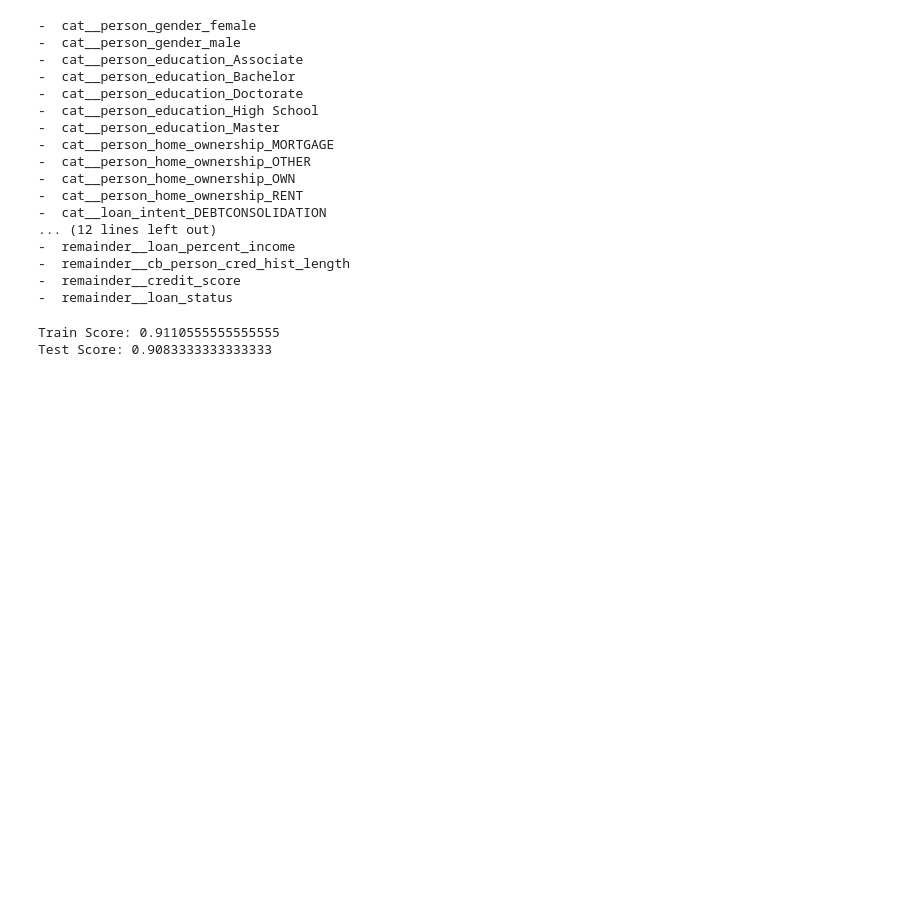
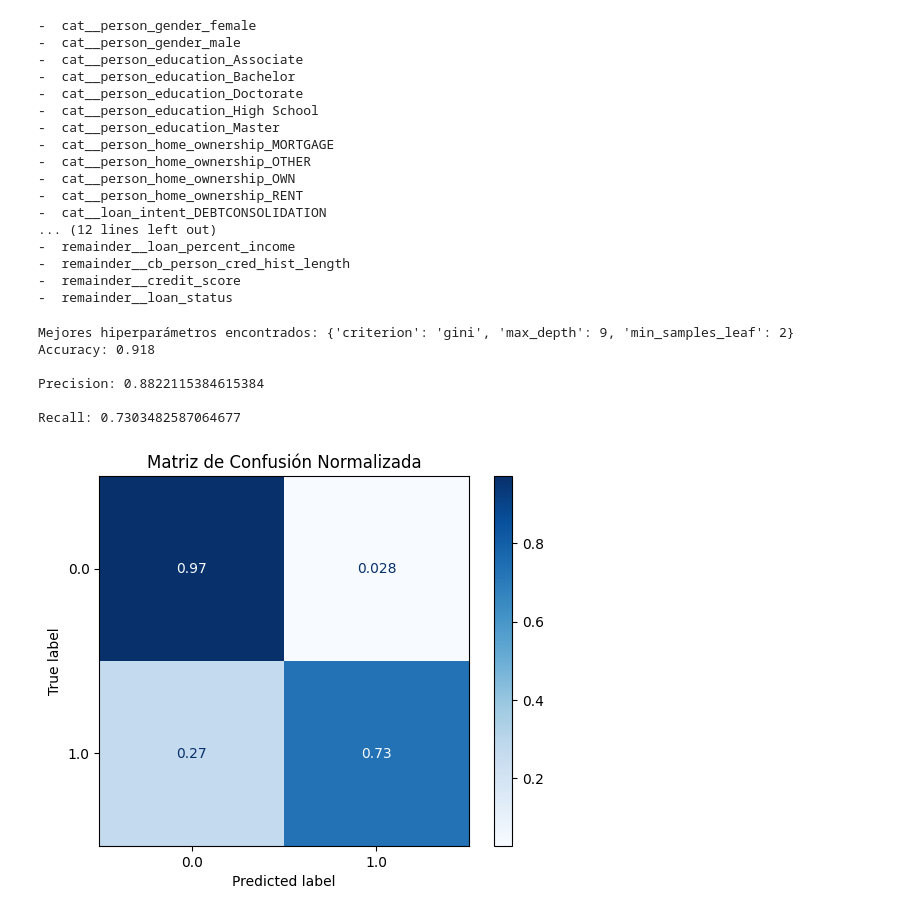
Before and after one commit to Skuerjuan/tp1_chona, a Jupyter notebook: maierowicz_atanasoff_gallo_ABD.ipynb, the cells around one changed output. Saved outputs shown, nothing was run; the diff lists cells and outputs as text; code cells hidden in the pictures; blank space fills up the shorter version.

```diff
--- a/maierowicz_atanasoff_gallo_ABD.ipynb
+++ b/maierowicz_atanasoff_gallo_ABD.ipynb
@@ -142,14 +194,48 @@ y = df["remainder__loan_status"]
 x = df.drop(columns=["remainder__loan_status"])
 
 x_train, x_test, y_train, y_test = train_test_split(x, y, test_size=0.2, random_state=42)
-# %%
-# Modelo de árbol con todas las features
-
-dtc = DecisionTreeClassifier(max_depth=4, criterion="log_loss")
-dtc.fit(x_train, y_train)
-
-print(f'Train Score: {dtc.score(x_train, y_train)}')
-print(f'Test Score: {dtc.score(x_test, y_test)}')
-# %% [output]
-Train Score: 0.9110555555555555
-Test Score: 0.9083333333333333
+# %%
+# Modelo de árbol con todas las features
+
+from sklearn.model_selection import GridSearchCV
+from sklearn.model_selection import StratifiedKFold
+
+param_grid = { # Parametros que buscaremos optimizar
+    'max_depth': range(1, 10),
+    "min_samples_leaf": range(1, 3),
+    "criterion": ["gini", "entropy", "log_loss"]
+}
+
+dtc = DecisionTreeClassifier(max_depth=4, criterion="log_loss", min_samples_leaf=2)
+grid_search = GridSearchCV(estimator=dtc, param_grid=param_grid,
+                           cv=StratifiedKFold(n_splits=5, shuffle=True, random_state=42),
+                           scoring='accuracy', n_jobs=-1)
+
+grid_search.fit(x_train, y_train)
+
+print("Mejores hiperparámetros encontrados:", grid_search.best_params_)
+
+y_pred = grid_search.predict(x_test)
+
+print(f'Accuracy: {accuracy_score(y_test, y_pred)}\n')
+print(f'Precision: {precision_score(y_test, y_pred)}\n')
+print(f'Recall: {recall_score(y_test, y_pred)}\n')
+
+disp = ConfusionMatrixDisplay.from_estimator(
+    grid_search,
+    x_test,
+    y_test,
+    cmap=plt.cm.Blues,
+    normalize="true",
+  )
+disp.ax_.set_title("Matriz de Confusión Normalizada")
+
+plt.show()
+# %% [output]
+Mejores hiperparámetros encontrados: {'criterion': 'gini', 'max_depth': 9, 'min_samples_leaf': 2}
+Accuracy: 0.918
+
+Precision: 0.8822115384615384
+
+Recall: 0.7303482587064677
+[figure, added]
```
Also changed, not shown: parts of 7 cells of this notebook.
